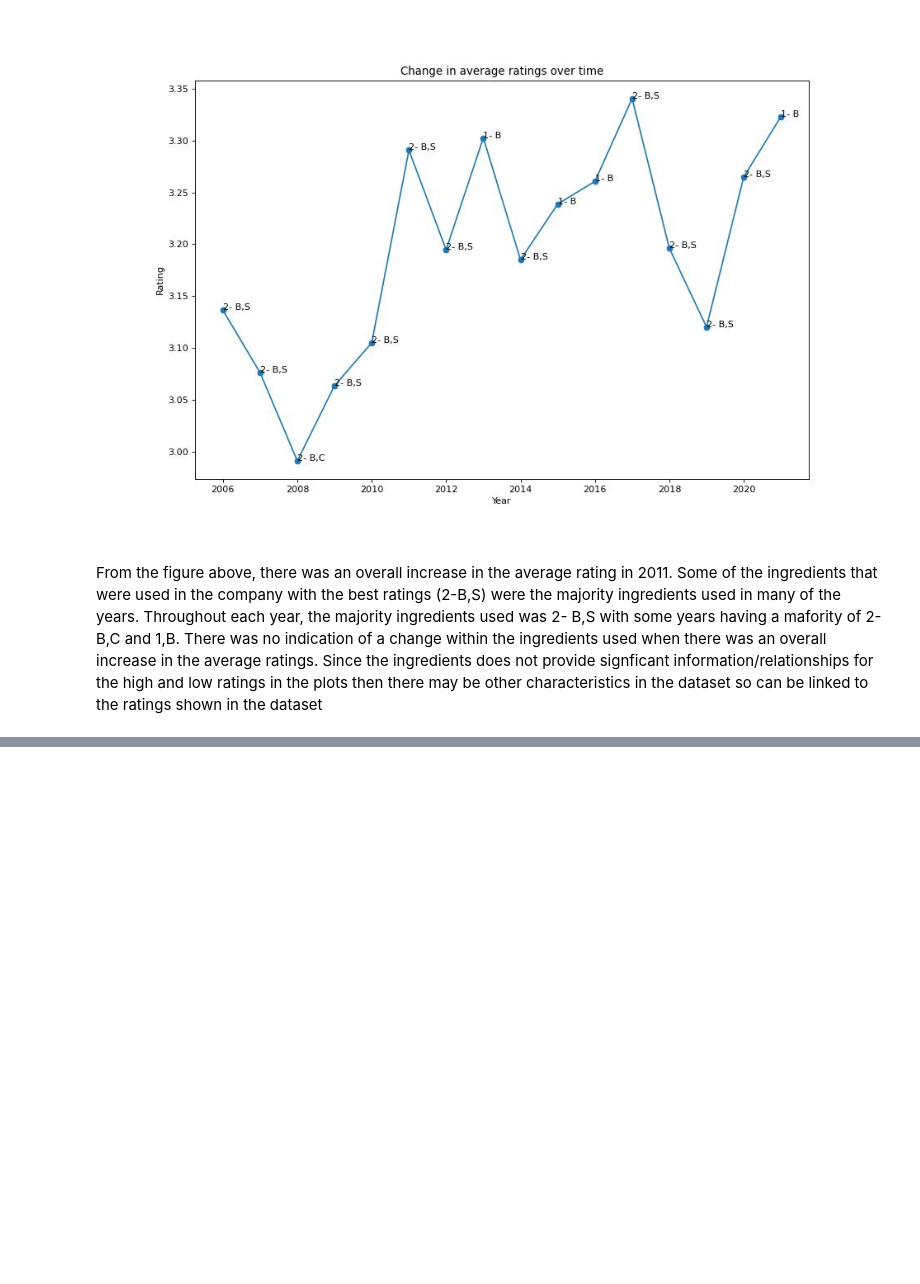
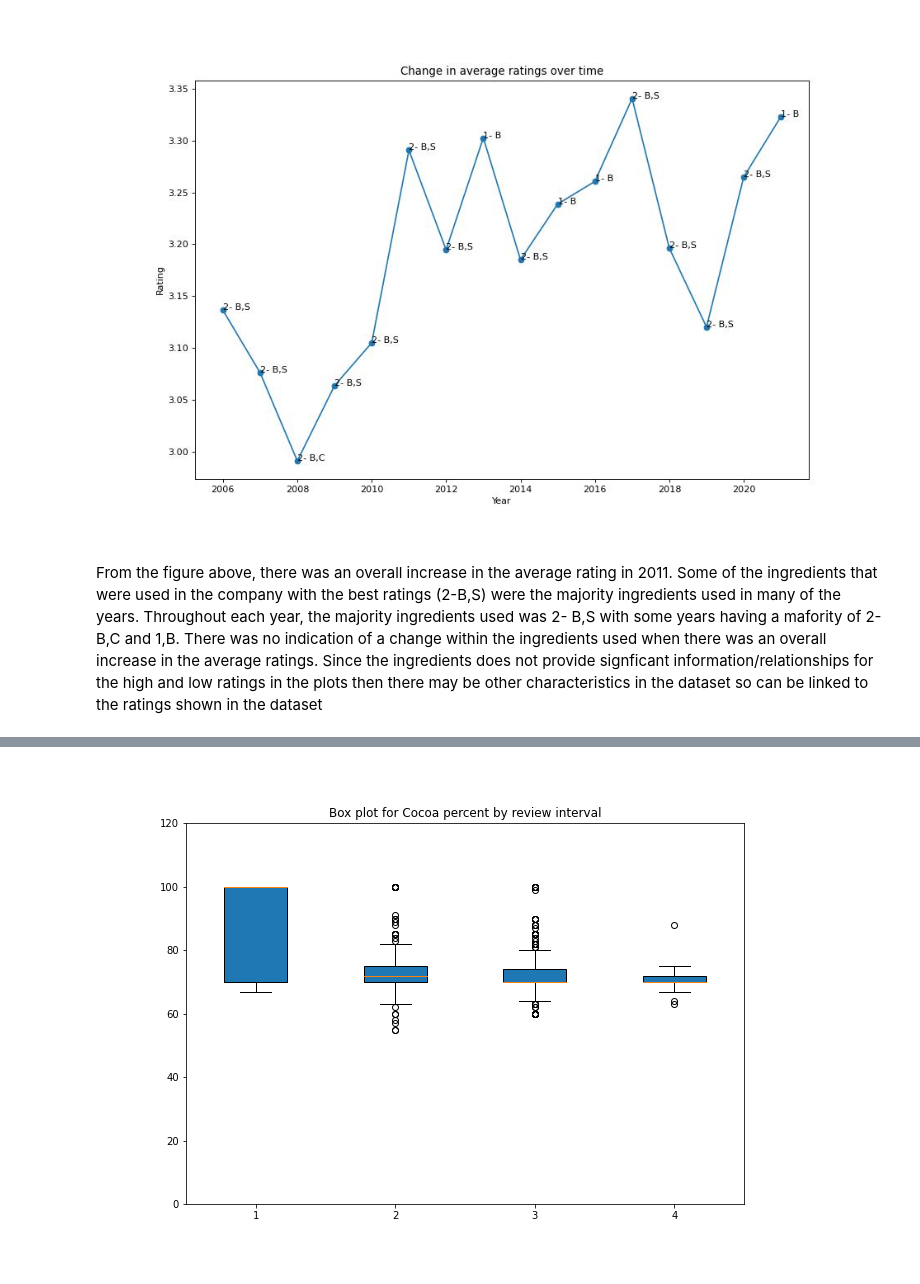
Before and after one commit to UCB-stat-159-s22/hw07-Group22, a Jupyter notebook: narrative.ipynb, the cells around one changed output, grey strips where cells are left out. Saved outputs shown, nothing was run; the diff lists cells and outputs as text; code cells hidden in the pictures; blank space fills up the shorter version.

```diff
--- a/narrative.ipynb
+++ b/narrative.ipynb
@@ -71,0 +84,4 @@ From the figure above, there was an overall increase in the average rating in 20
+# %%
+Image('figures/Box plot for Cocoa Percent by review interval.png')
+# %% [output]
+[figure, added]
```
Also changed, not shown: parts of 5 cells of this notebook.
